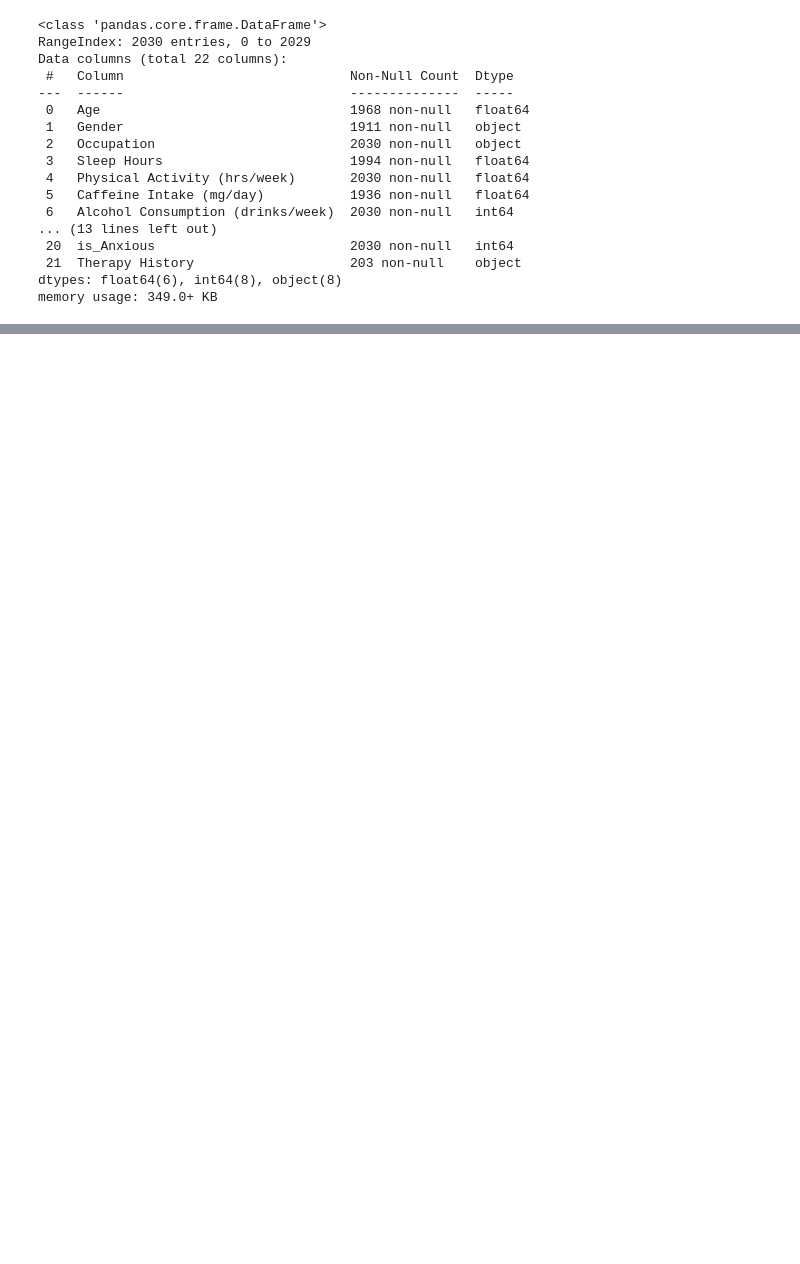
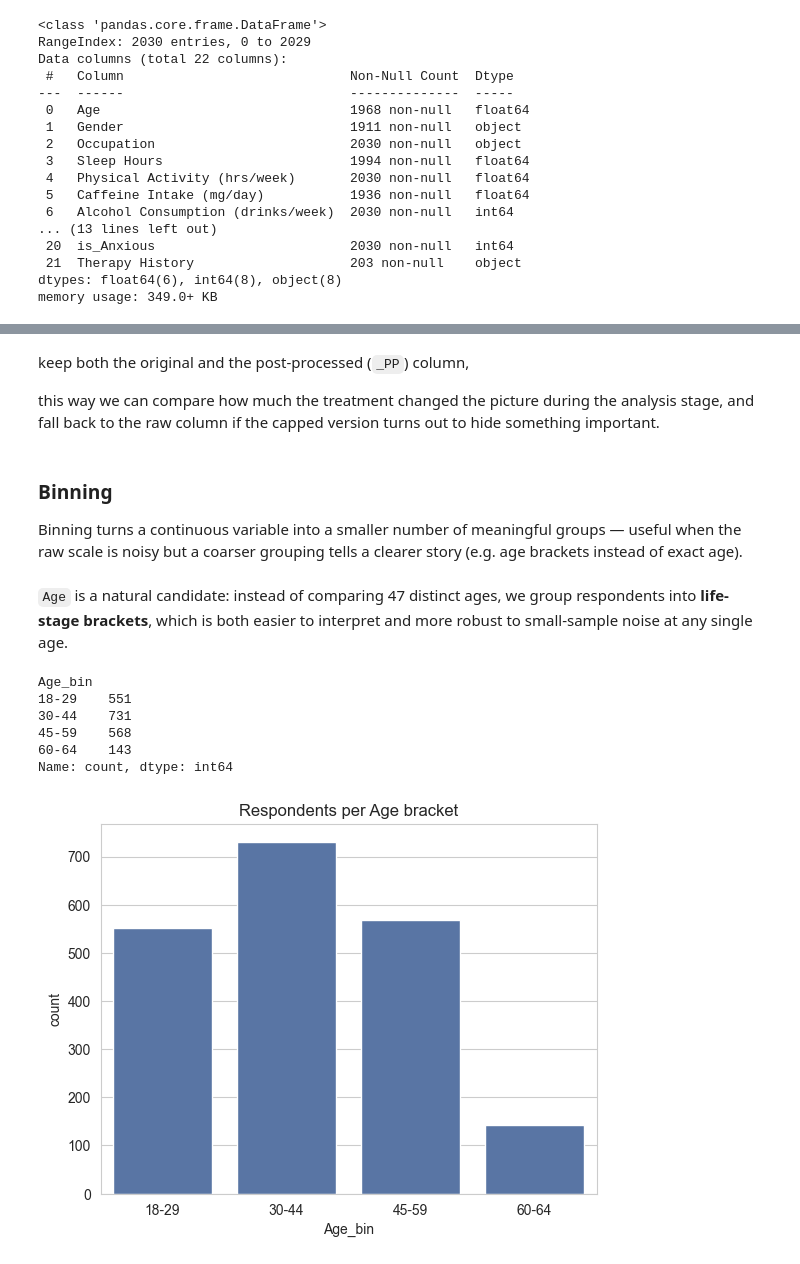
Before and after one commit to sabzparto/BC-mini-project, a Jupyter notebook: Psychology.ipynb, the cells around one changed output, grey strips where cells are left out. Drawn from its saved outputs; the diff is of its cells as text; code cells hidden in the pictures; blank space fills up the shorter version.

Commit message:
outlires, binning and reclassifying

```diff
--- a/Psychology.ipynb
+++ b/Psychology.ipynb
@@ -480,0 +540,9 @@ def fill_categorical_na(df, cols, missing_cutoff=0.5):
+# %%
+data['Age'] = data['Age'].round().astype(int)
+
+for col in categorical_columns:
+    data[col] = data[col].astype('category')
+
+data[target] = data[target].astype(int)
+
+data.info()
@@ -480,0 +628,4 @@ def fill_categorical_na(df, cols, missing_cutoff=0.5):
+# %%
+data['Heart Rate (bpm)_PP'] = outliers(data['Heart Rate (bpm)'], action='replace')
+
+print(data[['Heart Rate (bpm)', 'Heart Rate (bpm)_PP']].describe())
@@ -480,0 +642,50 @@ def fill_categorical_na(df, cols, missing_cutoff=0.5):
+# %% [markdown]
+keep both the original and the post-processed (`_PP`) column,
+
+this way we can compare how much the treatment changed the picture during the analysis stage, and fall
+back to the raw column if the capped version turns out to hide something important.
+# %% [markdown]
+### Binning
+
+Binning turns a continuous variable into a smaller number of meaningful groups — useful when the raw
+scale is noisy but a coarser grouping tells a clearer story (e.g. age brackets instead of exact age).
+# %%
+def binning(data, col, method='equal width', k=5, thresholds=None, labels=None):
+    """
+    Bin a continuous column into categories.
+
+    method='equal width' -> k equal-width bins (pd.cut)
+    method='custom'      -> use explicit `thresholds` as bin edges, with optional `labels`
+    """
+    data = data.copy()
+    new_col = col + '_bin'
+    if method == 'equal width':
+        data[new_col] = pd.cut(data[col], bins=k)
+    elif method == 'custom':
+        data[new_col] = pd.cut(data[col], bins=thresholds, labels=labels)
+    else:
+        raise ValueError("method must be 'equal width' or 'custom'")
+    return data
+# %% [markdown]
+`Age` is a natural candidate: instead of comparing 47 distinct ages, we group respondents into
+**life-stage brackets**, which is both easier to interpret and more robust to small-sample noise at any
+single age.
+# %%
+data = binning(data, 'Age', method='custom',
+               thresholds=[18, 30, 45, 60, 65],
+               labels=['18-29', '30-44', '45-59', '60-64'])
+
+data['Age_bin'].value_counts().sort_index()
+# %% [output]
+Age_bin
+18-29    551
+30-44    731
+45-59    568
+60-64    143
+Name: count, dtype: int64
+# %%
+sns.countplot(data=data, x='Age_bin', order=['18-29', '30-44', '45-59', '60-64'], color='#4C72B0')
+plt.title('Respondents per Age bracket')
+plt.show()
+# %% [output]
+[figure, added]
```
Also changed, not shown: parts of 87 cells of this notebook.
